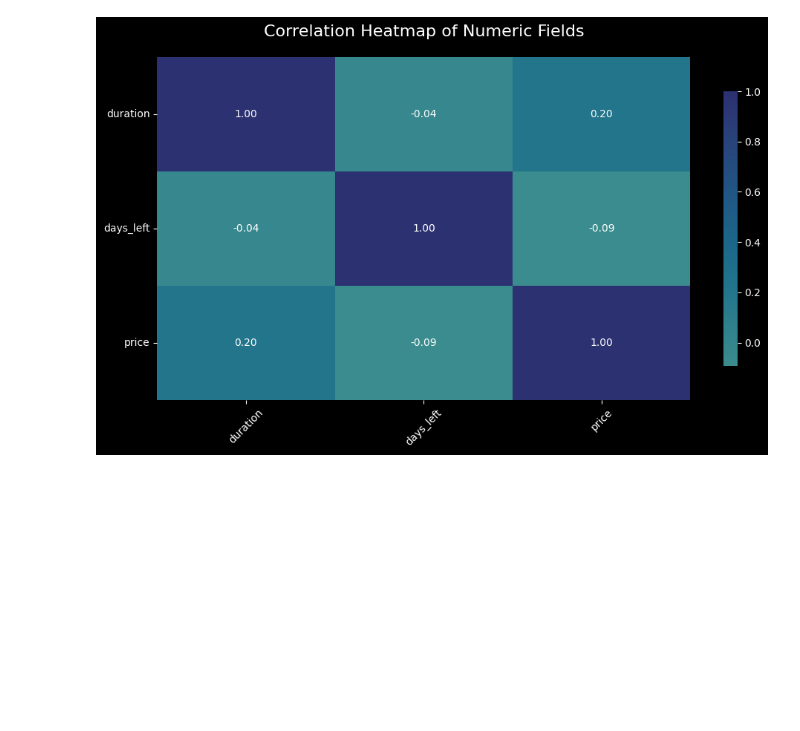
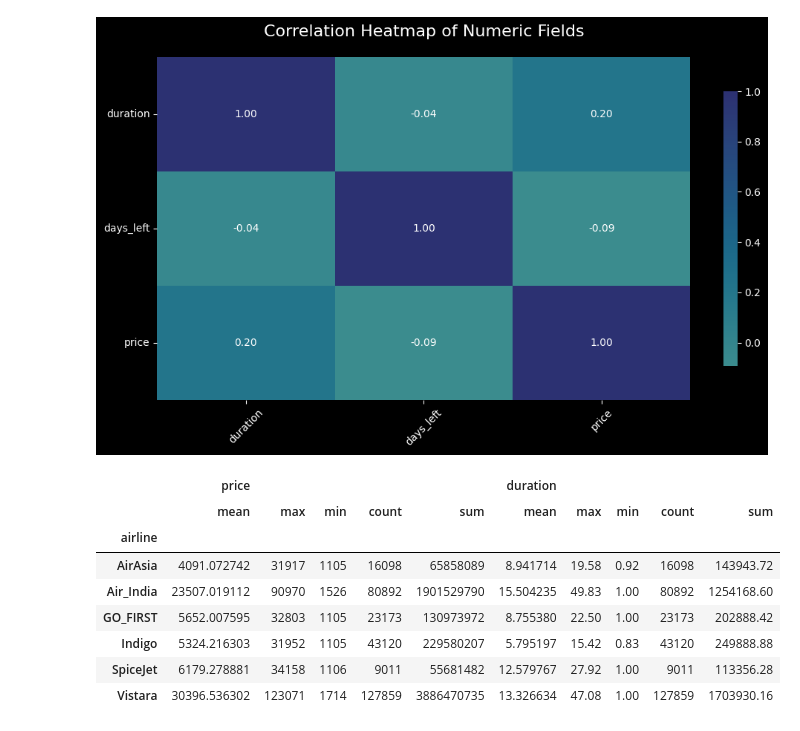
Before and after one commit to xyizko/xo-mathz, a Jupyter notebook: nb/yt-pandas-2.ipynb, the cells around one changed output. Saved outputs shown, nothing was run; the diff lists cells and outputs as text; code cells hidden in the pictures; blank space fills up the shorter version.

```diff
--- a/nb/yt-pandas-2.ipynb
+++ b/nb/yt-pandas-2.ipynb
@@ -1349,3 +1349,20 @@ def pear1():
 pear1()
 # %% [output]
 [figure]
+# %%
+# Group by airline name and aggregate by price then /
+# Get the mean, max, min , count
+# Aggregation by multiple columns also possible
+da1a.groupby('airline').agg(
+    {'price': ['mean', 'max', 'min', 'count', 'sum'],
+     'duration' : ['mean', 'max', 'min', 'count', 'sum'] })
+# %% [output]
+|  | price |  |  |  |  | duration |  |  |  |  |
+|  | mean | max | min | count | sum | mean | max | min | count | sum |
+| airline |  |  |  |  |  |  |  |  |  |  |
+| AirAsia | 4091.072742 | 31917 | 1105 | 16098 | 65858089 | 8.941714 | 19.58 | 0.92 | 16098 | 143943.72 |
+| Air_India | 23507.019112 | 90970 | 1526 | 80892 | 1901529790 | 15.504235 | 49.83 | 1.00 | 80892 | 1254168.60 |
+| GO_FIRST | 5652.007595 | 32803 | 1105 | 23173 | 130973972 | 8.755380 | 22.50 | 1.00 | 23173 | 202888.42 |
+| Indigo | 5324.216303 | 31952 | 1105 | 43120 | 229580207 | 5.795197 | 15.42 | 0.83 | 43120 | 249888.88 |
+| SpiceJet | 6179.278881 | 34158 | 1106 | 9011 | 55681482 | 12.579767 | 27.92 | 1.00 | 9011 | 113356.28 |
+| Vistara | 30396.536302 | 123071 | 1714 | 127859 | 3886470735 | 13.326634 | 47.08 | 1.00 | 127859 | 1703930.16 |
```
Also changed, not shown: parts of 1 cell of this notebook.
